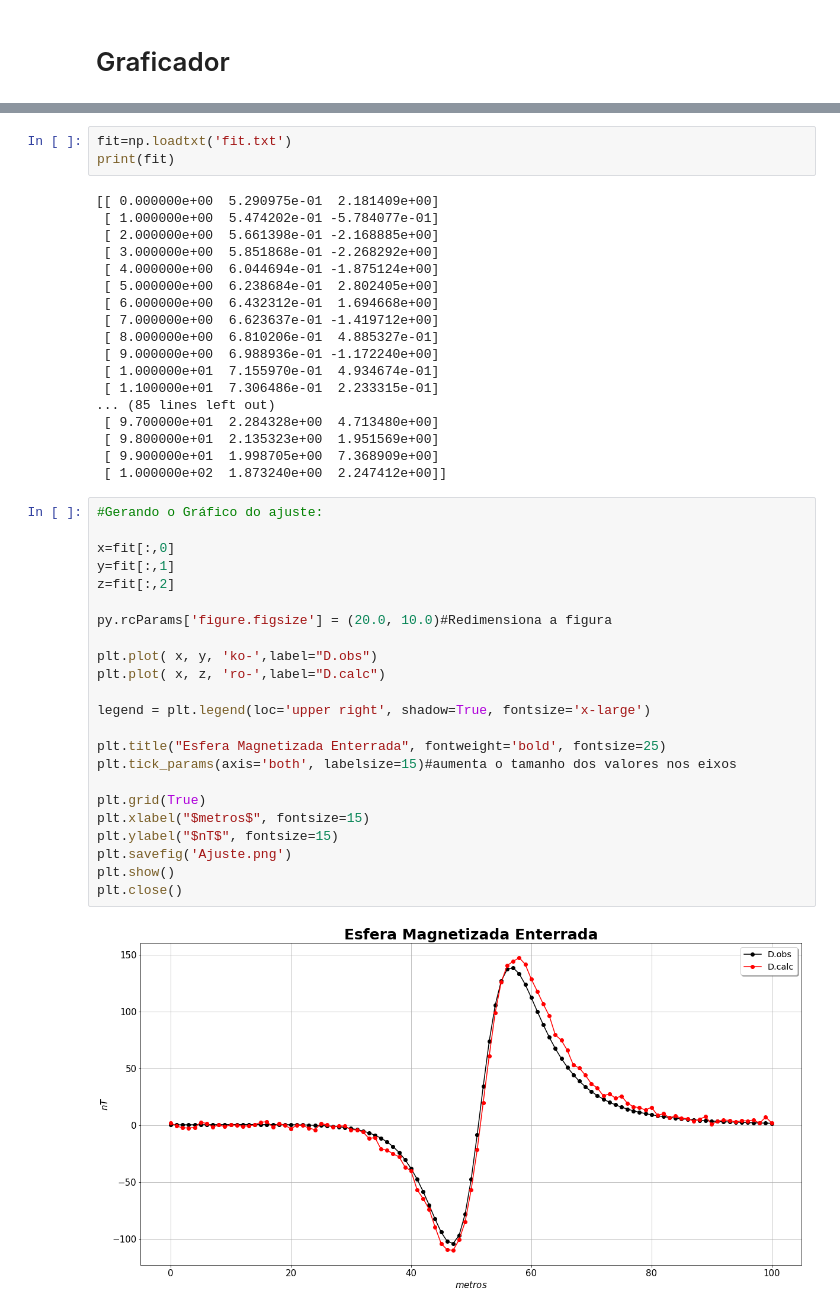
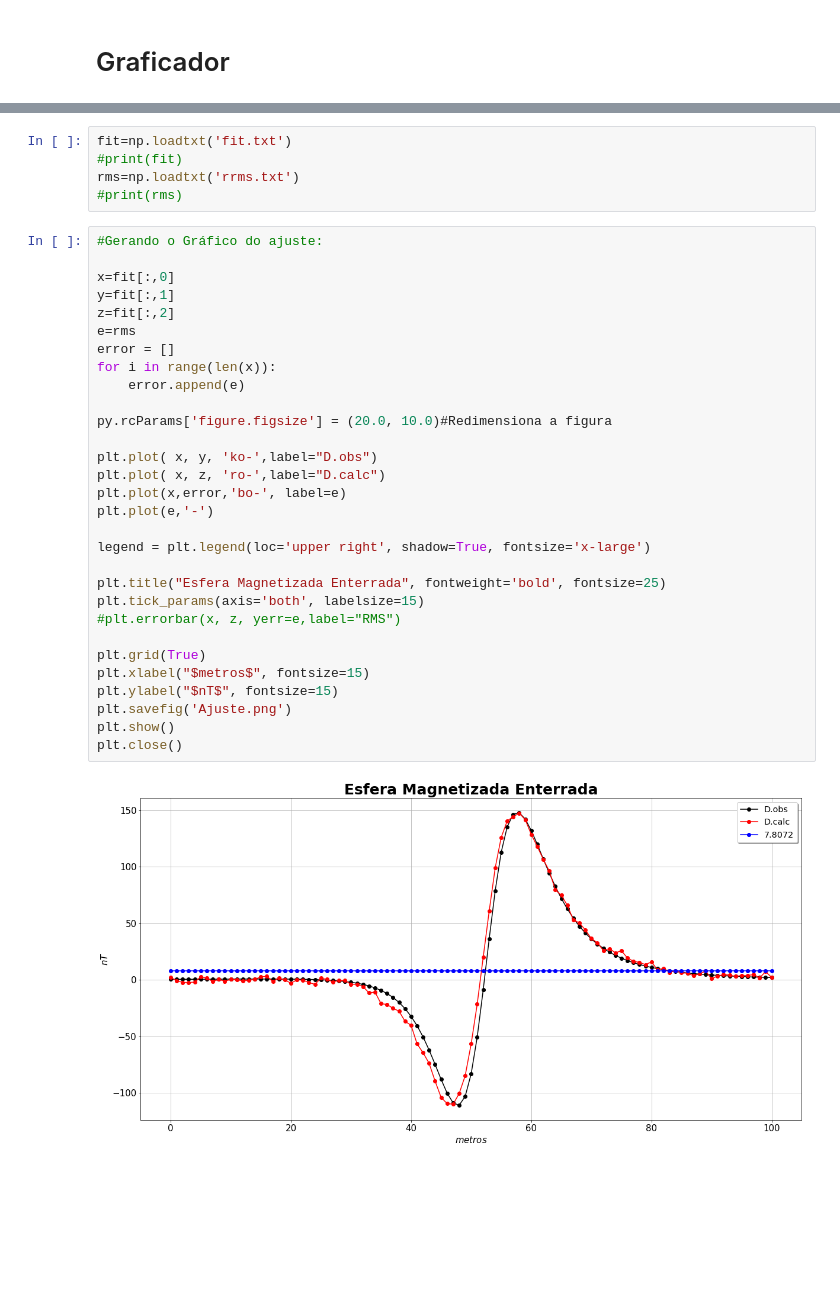
Before and after one commit to VictorCarreira/Disciplina-metodos-randomicos, a Jupyter notebook: Projetofinal/Graficador.ipynb, the cells around one changed output, grey strips where cells are left out. Saved outputs shown, nothing was run; the diff lists cells and outputs as text; blank space fills up the shorter version.

```diff
--- a/Projetofinal/Graficador.ipynb
+++ b/Projetofinal/Graficador.ipynb
@@ -24,46 +10,37 @@ HTML('<style>{}</style>'.format(CSS))
 # %%
 fit=np.loadtxt('fit.txt')
-print(fit)
+#print(fit)
+rms=np.loadtxt('rrms.txt')
+#print(rms)
-# %% [output]
-[[ 0.000000e+00  5.290975e-01  2.181409e+00]
- [ 1.000000e+00  5.474202e-01 -5.784077e-01]
- [ 2.000000e+00  5.661398e-01 -2.168885e+00]
- [ 3.000000e+00  5.851868e-01 -2.268292e+00]
- [ 4.000000e+00  6.044694e-01 -1.875124e+00]
- [ 5.000000e+00  6.238684e-01  2.802405e+00]
- [ 6.000000e+00  6.432312e-01  1.694668e+00]
- [ 7.000000e+00  6.623637e-01 -1.419712e+00]
- [ 8.000000e+00  6.810206e-01  4.885327e-01]
- [ 9.000000e+00  6.988936e-01 -1.172240e+00]
- [ 1.000000e+01  7.155970e-01  4.934674e-01]
- [ 1.100000e+01  7.306486e-01  2.233315e-01]
-... (85 lines left out)
- [ 9.700000e+01  2.284328e+00  4.713480e+00]
- [ 9.800000e+01  2.135323e+00  1.951569e+00]
- [ 9.900000e+01  1.998705e+00  7.368909e+00]
- [ 1.000000e+02  1.873240e+00  2.247412e+00]]
 # %%
 #Gerando o Gráfico do ajuste:
 
 x=fit[:,0]
 y=fit[:,1]
 z=fit[:,2]
+e=rms
+error = []
+for i in range(len(x)):
+    error.append(e)
 
 py.rcParams['figure.figsize'] = (20.0, 10.0)#Redimensiona a figura
 
 plt.plot( x, y, 'ko-',label="D.obs")
 plt.plot( x, z, 'ro-',label="D.calc")
+plt.plot(x,error,'bo-', label=e)
+plt.plot(e,'-')
 
 legend = plt.legend(loc='upper right', shadow=True, fontsize='x-large')
 
 plt.title("Esfera Magnetizada Enterrada", fontweight='bold', fontsize=25)
-plt.tick_params(axis='both', labelsize=15)#aumenta o tamanho dos valores nos eixos
+plt.tick_params(axis='both', labelsize=15)
+#plt.errorbar(x, z, yerr=e,label="RMS")
 
 plt.grid(True)
 plt.xlabel("$metros$", fontsize=15)
 plt.ylabel("$nT$", fontsize=15)
 plt.savefig('Ajuste.png')
 plt.show()
 plt.close()
 # %% [output]
-[figure, old version]
+[figure, new version]
```
Also changed, not shown: parts of 2 cells of this notebook.
